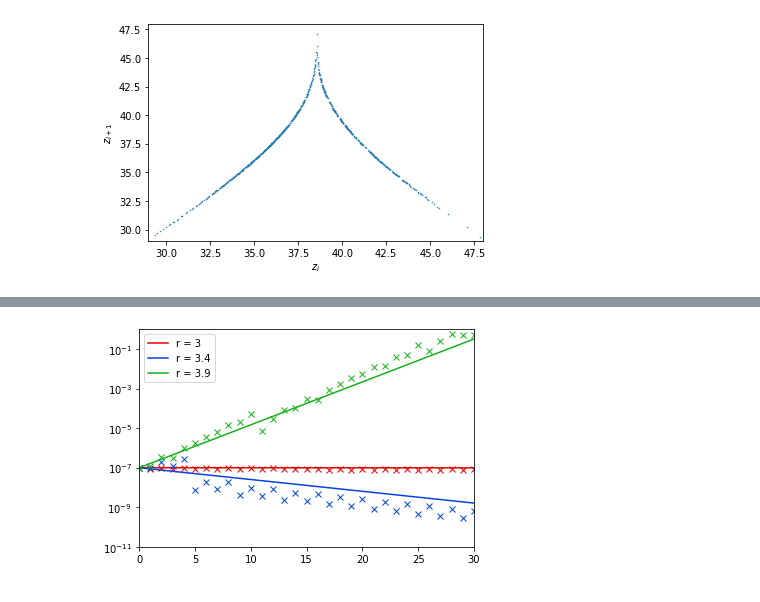
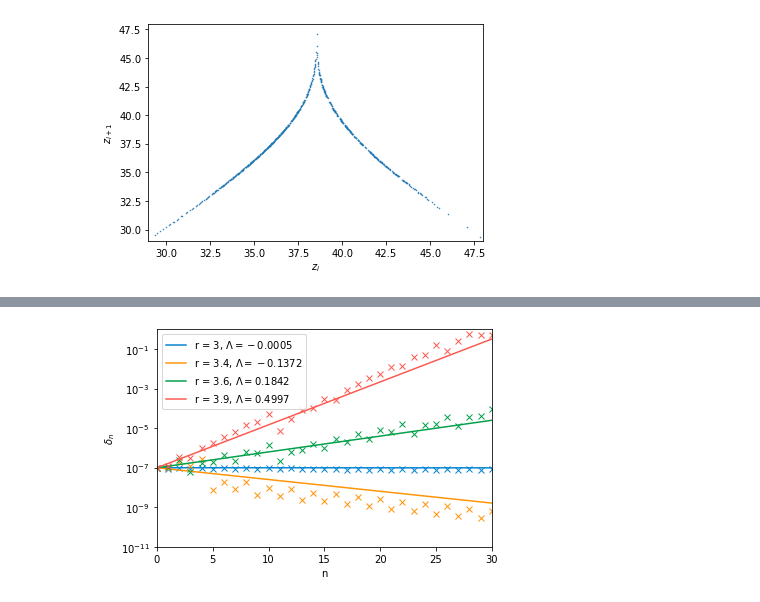
Before and after one commit to ekiMGlz/lyapunov-exp, a Jupyter notebook: lorenz.ipynb, the cells around one changed output, grey strips where cells are left out. Drawn from its saved outputs; the diff is of its cells as text; code cells hidden in the pictures.

```diff
--- a/lorenz.ipynb
+++ b/lorenz.ipynb
@@ -59,5 +78,5 @@ plt.show()
 # %%
-plt.plot(x, f(x), "xkcd:black")
+plt.plot(x, f(x), "xkcd:dark grey")
 plt.plot([29, 48], [29, 48], "xkcd:grey")
 plt.axis([29, 48, 29, 48])
 
@@ -65,11 +84,11 @@ iterations = 10
 x_k = 33
 x_k1 = f(x_k)
 
-plt.plot(x_k, 29, 'o', color="xkcd:red", clip_on=False, zorder=10)
+plt.plot(x_k, 29, 'o', color="xkcd:cerulean", clip_on=False, zorder=10)
 
 arrow_kwargs = dict(length_includes_head=True, lw=0.5,
                     head_length=0.5, head_width=0.35,
-                    overhang = 0.2, color="xkcd:pastel red",
+                    overhang = 0.2, color="xkcd:sky",
                     zorder = 5)
 
 #plt.plot([x_k, x_k], [x_k, x_k1], color="xkcd:pastel red", lw=0.5)
@@ -89,10 +108,11 @@ for i in range(iterations):
     #plt.plot([x_k, x_k], [x_k, x_k1],color="xkcd:pastel red", lw=0.5)
     plt.arrow(x_k, x_k, 0, x_k1 - x_k, **arrow_kwargs)
 
-plt.plot(x_k, 29, 'x', color="xkcd:red", clip_on=False, zorder=10)
+plt.plot(x_k, 29, 'x', color="xkcd:cerulean", clip_on=False, zorder=10)
 
 
 plt.xlabel("$z_{i}$")
 plt.ylabel("$z_{i+1}$")
 #plt.xticks(ticks, tick_labels)
+#plt.savefig("img/lorenz_map_orbit_33.png", dpi=300)
 plt.show()
@@ -129,27 +154,30 @@ plt.show()
 # %%
 
 logistic = lambda x, r :  r*x*(1-x)
 x0 = 0.35
 eps = 0.0000001
-r_s = [3, 3.4, 3.9]
+r_s = [3, 3.4, 3.6, 3.9]
 iterations = 30
 
-colors = ["xkcd:red", "xkcd:blue", "xkcd:green"]
+colors = ["xkcd:cerulean", "xkcd:tangerine", "xkcd:emerald", "xkcd:coral",]
 for r, c in zip(r_s, colors):
     l1 = [x0]
     l2 = [x0 + eps]
 
     for i in range(iterations):
         l1.append(logistic(l1[-1], r))
         l2.append(logistic(l2[-1], r))
     L = approx_lyapunov_exponent(lambda x: logistic(x, r), [x0,x0])
     delta = lambda n : eps * np.exp(L * n)
     plt.plot(range(iterations + 1), np.abs(np.array(l1)-np.array(l2)), 'x', color=c)
-    plt.plot([0, iterations], [delta(x) for x in [0, iterations]], color=c, label="r = {}".format(r))
+    plt.plot([0, iterations], [delta(x) for x in [0, iterations]], color=c, label="r = {0}, $\Lambda = {1:0.4f}$".format(r, L))
 
 plt.yscale("log")
 plt.axis([0, iterations, 1e-11, 1])
 plt.legend()
+plt.xlabel("n")
+plt.ylabel("$\delta_n$")
+#plt.savefig("img/logistic_experimental_distances_x0=0.35.png", dpi=300)
 plt.show()
 # %% [output]
-[figure, old version]
+[figure, new version]
```
Also changed, not shown: parts of 11 cells of this notebook, 1 other file.
